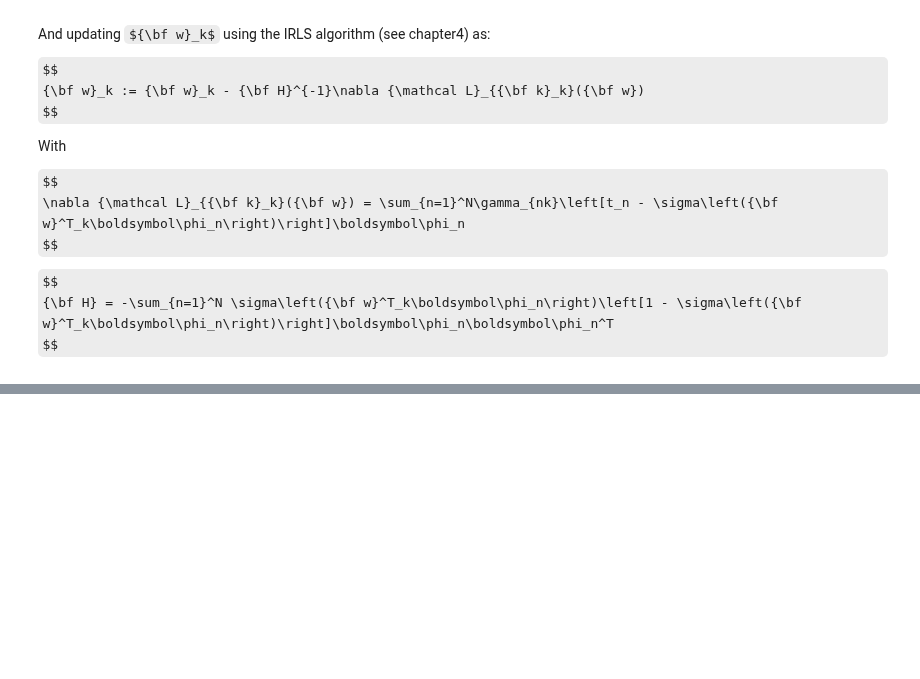
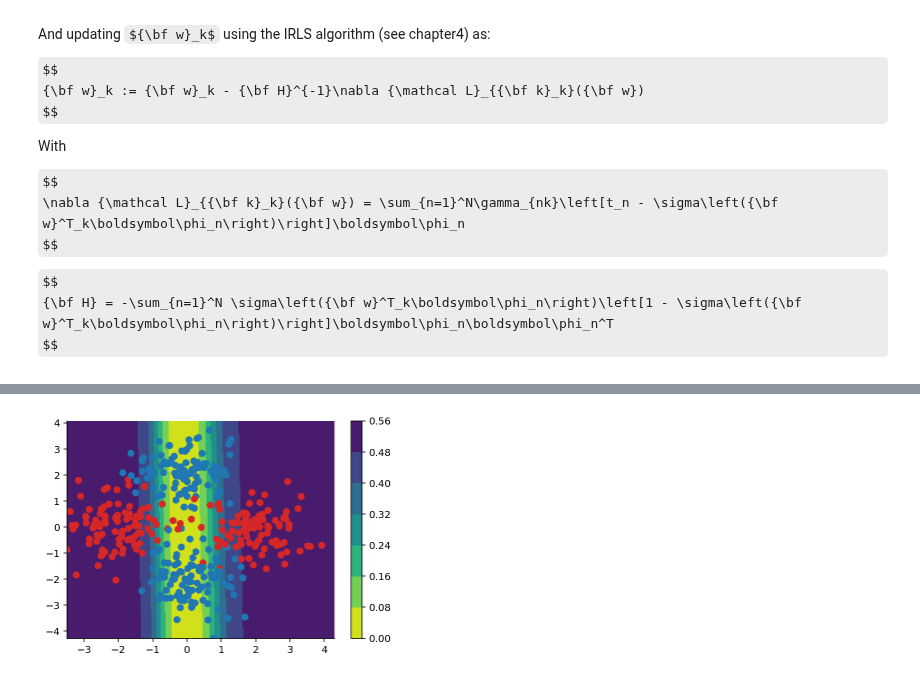
Before and after one commit to gerdm/prml, a Jupyter notebook: chapter14/cmm-logistic-regression.ipynb, the cells around one changed output, grey strips where cells are left out. Drawn from its saved outputs; the diff is of its cells as text; code cells hidden in the pictures; some formulas as TeX source; blank space fills up the shorter version.

```diff
--- a/chapter14/cmm-logistic-regression.ipynb
+++ b/chapter14/cmm-logistic-regression.ipynb
@@ -92,0 +153,31 @@ plt.scatter(*X.T, c=y, cmap="Dark2")
+# %%
+# parameter initializiation
+seed(31)
+# MxK
+w_em = randn(M, 2)
+pi_em = rand(2)
+pi_em = pi_em / pi_em.sum()
+# auxiliary latent vector: NxK
+z_em = np.ones((N, 2))
+# %%
+for _ in range(35):
+    gamma_nk = e_step(phi, t, w_em)
+    pi_em, w_em = m_step(phi, t, w_em, gamma_nk)
+# %%
+xmin, xmax = X[:, 0].min(), X[:, 0].max()
+ymin, ymax = X[:, 1].min(), X[:, 1].max()
+
+p_grid = np.mgrid[xmin:xmax*1.1:0.05, ymin:ymax*1.1:0.05]
+_, S1, S2 = p_grid.shape
+phi_grid = np.concatenate([np.ones((1, S1, S2)), p_grid], axis=0)
+# %%
+p_kso = sigmoid(np.einsum("mso,mk->kso", phi_grid, w_em))
+p_so = np.einsum("k,kso->so", pi_em, p_kso)
+# %%
+plt.contourf(*p_grid, p_so, cmap="viridis_r")
+plt.colorbar()
+
+colors = ["tab:red" if ti == 1 else "tab:blue" for ti in t]
+plt.scatter(*X.T, c=colors);
+# %% [output]
+[figure, added]
```
Also changed, not shown: parts of 12 cells of this notebook.
